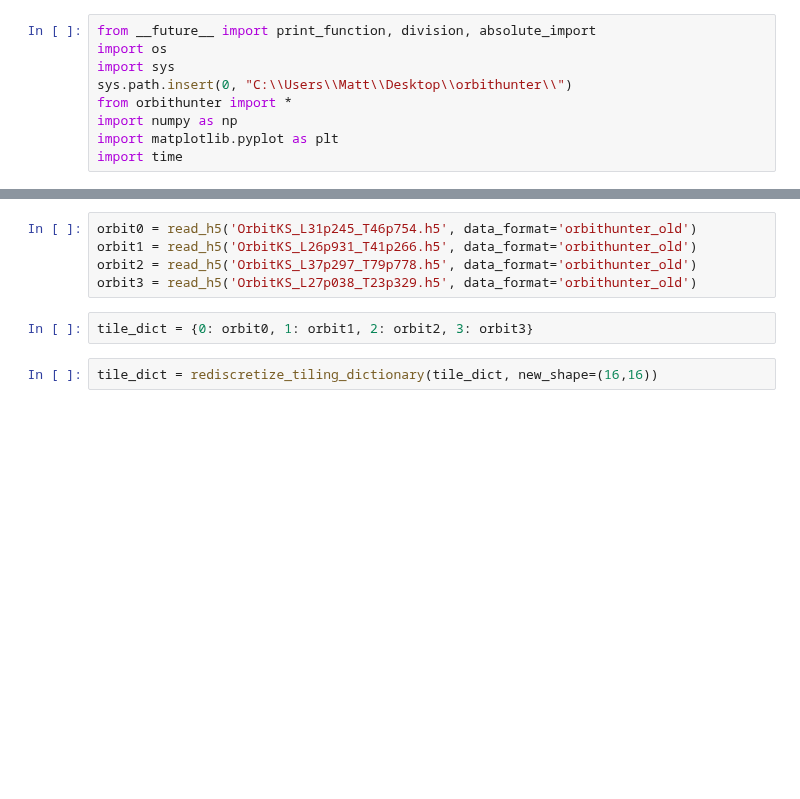
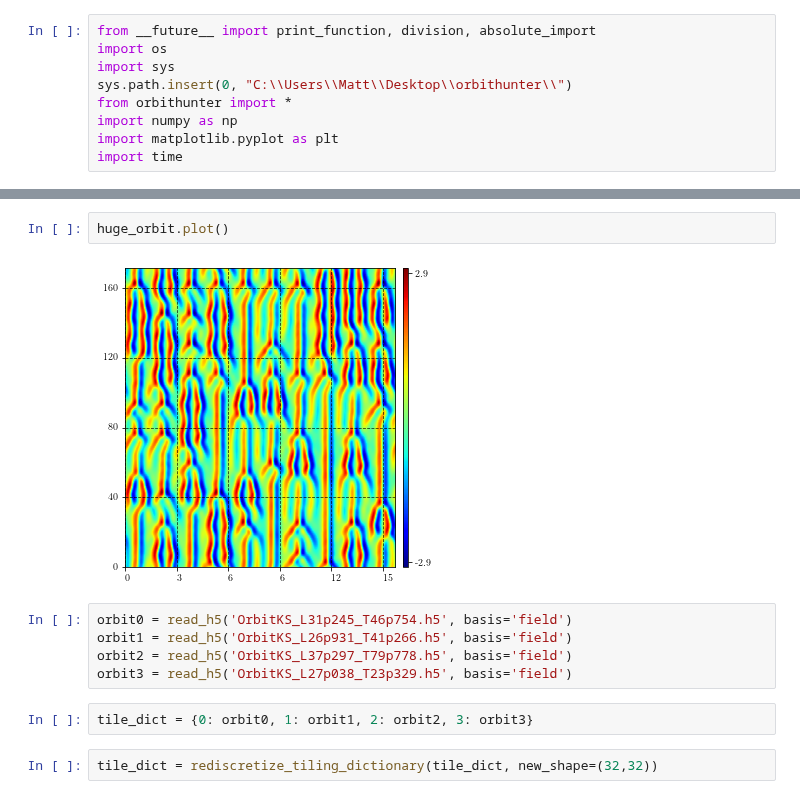
Before and after one commit to chaotic-systems/orbithunter, a Jupyter notebook: notebooks/gluing_demo.ipynb, the cells around one changed output, grey strips where cells are left out. Cells and saved outputs as stored; diff of their text form; blank space fills up the shorter version.

```diff
--- a/notebooks/gluing_demo.ipynb
+++ b/notebooks/gluing_demo.ipynb
@@ -73,10 +73,14 @@ OrbitKS({"basis": "field", "parameters": ["171.4619", "118.9247", "0"], "field_s
+# %%
+huge_orbit.plot()
+# %% [output]
+[figure, added]
 # %%
-orbit0 = read_h5('OrbitKS_L31p245_T46p754.h5', data_format='orbithunter_old')
-orbit1 = read_h5('OrbitKS_L26p931_T41p266.h5', data_format='orbithunter_old')
-orbit2 = read_h5('OrbitKS_L37p297_T79p778.h5', data_format='orbithunter_old')
-orbit3 = read_h5('OrbitKS_L27p038_T23p329.h5', data_format='orbithunter_old')
+orbit0 = read_h5('OrbitKS_L31p245_T46p754.h5', basis='field')
+orbit1 = read_h5('OrbitKS_L26p931_T41p266.h5', basis='field')
+orbit2 = read_h5('OrbitKS_L37p297_T79p778.h5', basis='field')
+orbit3 = read_h5('OrbitKS_L27p038_T23p329.h5', basis='field')
 # %%
 tile_dict = {0: orbit0, 1: orbit1, 2: orbit2, 3: orbit3}
 # %%
-tile_dict = rediscretize_tiling_dictionary(tile_dict, new_shape=(16,16))
+tile_dict = rediscretize_tiling_dictionary(tile_dict, new_shape=(32,32))
 # %%
```
Also changed, not shown: parts of 24 cells of this notebook, 42 other files.
